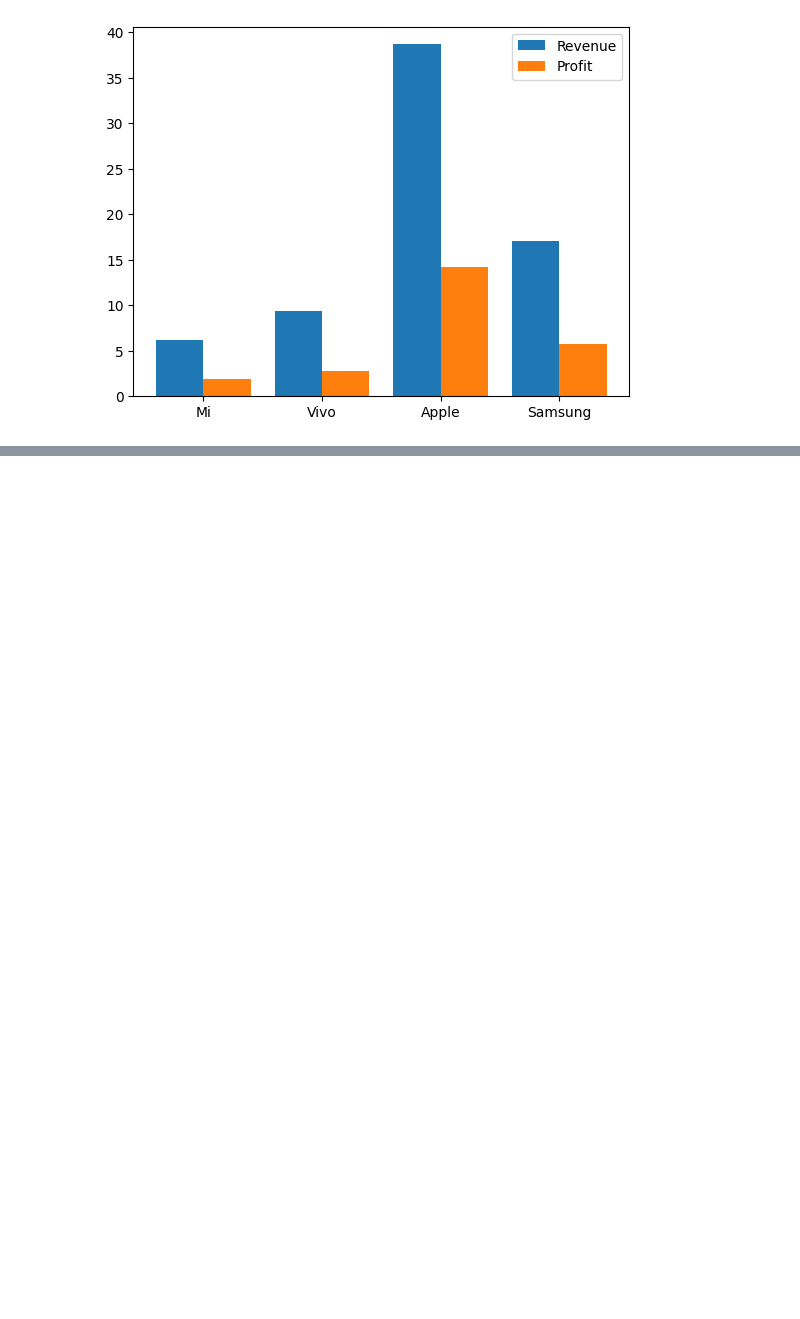
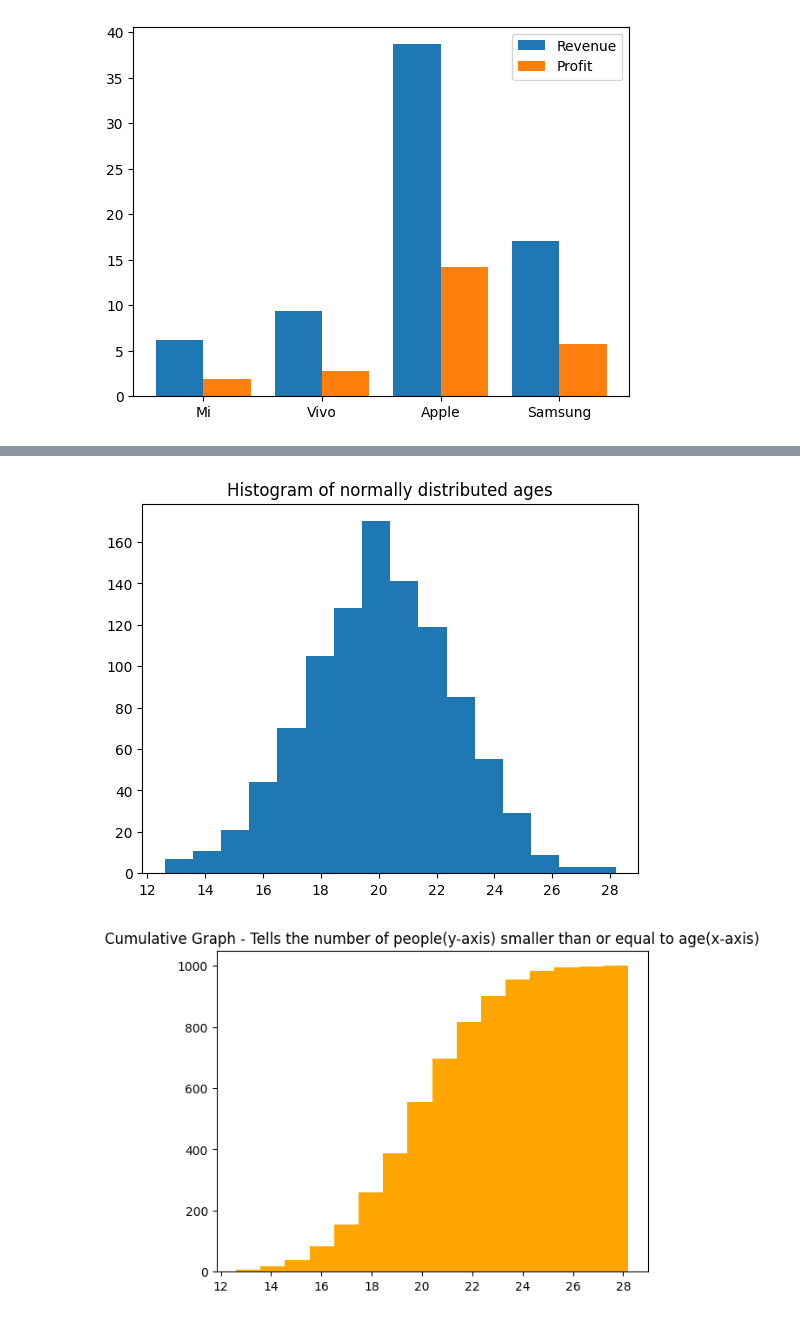
Before and after one commit to kamal-stark-dev/Learning, a Jupyter notebook: Python/Matplotlib/01.ipynb, the cells around one changed output, grey strips where cells are left out. Saved outputs shown, nothing was run; the diff lists cells and outputs as text; code cells hidden in the pictures; blank space fills up the shorter version.

```diff
--- a/Python/Matplotlib/01.ipynb
+++ b/Python/Matplotlib/01.ipynb
@@ -114,0 +148,15 @@ plt.show()
+# %%
+# below is a normally distributed 1000 valued data with a mean of 20 and standard deviation of 2.5
+ages = np.random.normal(20, 2.5, 1000)
+
+plt.title("Histogram of normally distributed ages")
+plt.hist(ages, bins=16)
+plt.show()
+
+plt.title("Cumulative Graph - Tells the number of people(y-axis) smaller than or equal to age(x-axis)")
+plt.hist(ages, bins=16, cumulative=True, color="orange")
+plt.savefig("./figures/Cumulative-Graph.png")
+plt.show()
+# %% [output]
+[figure, added]
+[figure, added]
```
Also changed, not shown: parts of 18 cells of this notebook, 8 other files.
